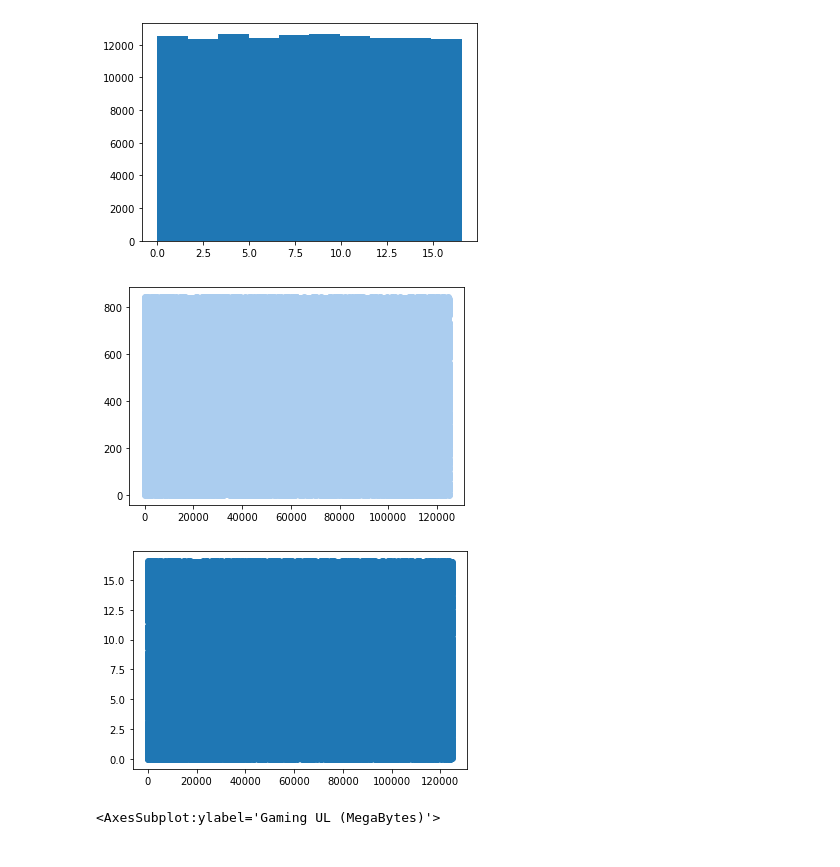
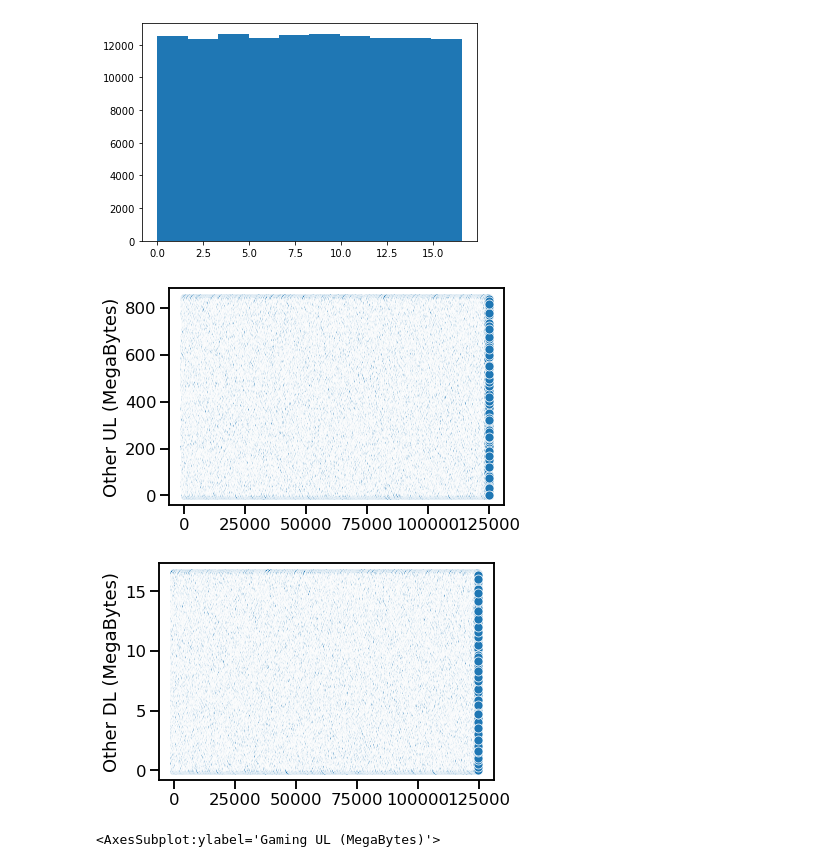
Before and after one commit to KutashiMA/Telecom_User_Analytics, a Jupyter notebook: User_Analytics.ipynb, the cells around one changed output. Cells and saved outputs as stored; diff of their text form; code cells hidden in the pictures.

```diff
--- a/User_Analytics.ipynb
+++ b/User_Analytics.ipynb
@@ -688,15 +688,14 @@ plt.show()
 # %% [output]
 [figure]
 # %%
-plt.scatter(n_df.index, n_df['Other UL (MegaBytes)'], color='#abcdef')
-plt.show()
+sns.scatterplot(n_df.index, n_df['Other UL (MegaBytes)'])
 # %% [output]
-[figure, old version]
+[figure, new version]
 # %%
-plt.scatter(n_df.index, n_df['Other DL (MegaBytes)'])
+sns.scatterplot(n_df.index, n_df['Other DL (MegaBytes)'])
 plt.show()
 # %% [output]
-[figure, old version]
+[figure, new version]
 # %%
 sns.stripplot(y=n_df['Gaming UL (MegaBytes)'])
 # %% [output]
```
Also changed, not shown: parts of 62 cells of this notebook.
